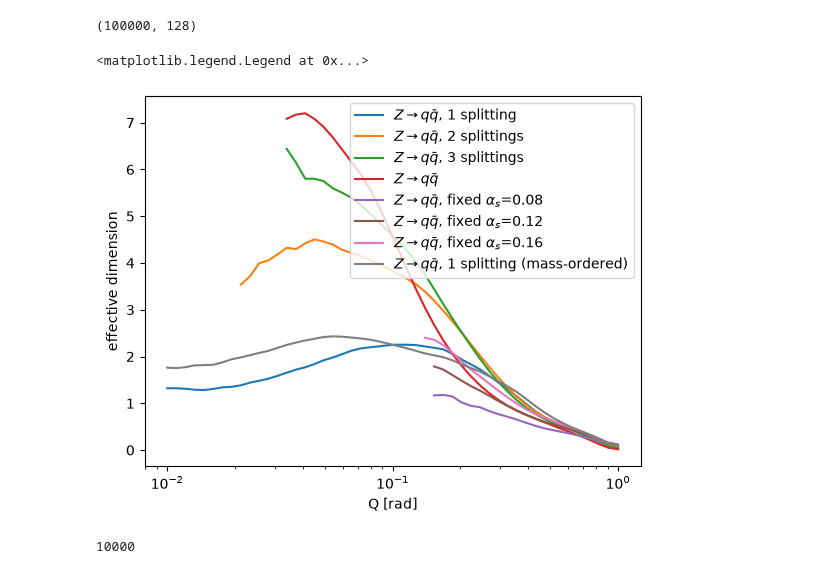
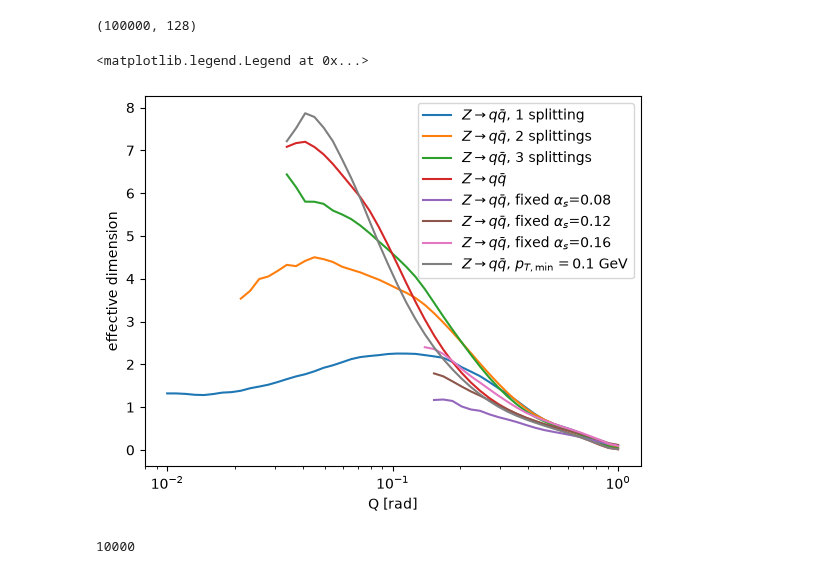
Before and after one commit to ykahn/Jet-Scaling-Laws, a Jupyter notebook: StevensCode/Pythia_EFP_NTK.ipynb, the cells around one changed output. Saved outputs shown, nothing was run; the diff lists cells and outputs as text; code cells hidden in the pictures.

```diff
--- a/StevensCode/Pythia_EFP_NTK.ipynb
+++ b/StevensCode/Pythia_EFP_NTK.ipynb
@@ -227,7 +227,7 @@ def alpha_eig(ev, lo=20, hi=400):
 ## NTK spectra, old method: full eigvalsh via kernel_spectrum on M events
 M = 10_000
 # keys = ['u3', 'u4', 'u5', 'u6', 'u7', 'u10', 'Z', 'Z08', 'Z12', 'Z16', 'Z1', 'Z2', 'Z3', 'Z4', 'Z1m']
-keys = [ 'Z', 'Z08', 'Z12', 'Z16', 'Z1', 'Z2', 'Z3', 'Z4', 'Z1m']
+keys = [ 'Z', 'Z08', 'Z12', 'Z16', 'Z1', 'Z2', 'Z3', 'Z4', 'Zpt0p1']
 
 NTK_EFP_dense, NTK_SIJ_dense, NTK_QVC_dense, LAPLACE_QVC_dense = {}, {}, {}, {}
 for key in keys:
@@ -263,9 +263,11 @@ np.savez('spectra/NTK_QVC_spectra_M10k.npz', **NTK_QVC_dense)
 ## 2x2: rows = input features, cols = event type; dashed = k^{-(1+1/d)} with d = 3N-7
 lo, hi = 200, 800
 cols = {'uniform phase space': ['u3', 'u4', 'u5', 'u6'], r'Pythia Z$\to q\bar q$, 1-3 splittings': ['Z', 'Z1', 'Z2', 'Z3', 'Z4']}
+cols = {r'Pythia Z$\to q\bar q$, 1-3 splittings': ['Z', 'Z1', 'Z2', 'Z3', 'Z4']}
+
 rows = {r'$s_{ij}$ inputs': NTK_SIJ_dense, r'restricted EFP inputs ($d\leq 15$)': NTK_EFP_dense, r'$Q$-vectors': NTK_QVC_dense}
 
-fig, axs = plt.subplots(3, 2, figsize=(12, 9), sharex=True, sharey=True)
+fig, axs = plt.subplots(3, 1, figsize=(12, 9), sharex=True, sharey=True)
 for i, (rname, L) in enumerate(rows.items()):
     for j, (cname, keys) in enumerate(cols.items()):
         ax = axs[i, j]
@@ -401,13 +403,13 @@ Define S, N, (mask N, Q), and d :
 Qs = np.logspace(-2, 0, 50)
 M = 10_000
 Ns, Nm, Ds, Qm = {}, {}, {}, {}
-minNs = {'Z': 0.3, 'Z08': 3e3, 'Z12': 2e3, 'Z16': 1e3, 'Z1': 0.3, 'Z1m': 0.3, 'Z2': 0.3, 'Z3': 0.3 }
+minNs = {'Z': 0.3, 'Z08': 3e3, 'Z12': 2e3, 'Z16': 1e3, 'Z1': 0.3, 'Z2': 0.3, 'Z3': 0.3, 'Zpt0p1': 0.3,}
 # Distance from Born
 Qborn = np.r_[np.zeros(64), np.full(64, np.pi)]
 Nb, Db, Qb = {}, {}, {}
 North, Nfull, Dorth, Dfull = {}, {}, {}, {}
 
-for key in ['Z', 'Z08', 'Z12', 'Z16', 'Z1', 'Z1m', 'Z2', 'Z3']:
+for key in ['Z', 'Z08', 'Z12', 'Z16', 'Z1', 'Z2', 'Z3', 'Zpt0p1']:
     S = semd_matrix(QVC_sets[key][:M])
     Ns[key] = np.array([N_of_Q(S, Q).mean() for Q in Qs])
     ok = Ns[key] > minNs[key]
@@ -440,12 +442,12 @@ print(np.shape(QVC_sets['Z']))
 # %% [output]
 (100000, 128)
 # %%
-for key in ['Z1', 'Z2', 'Z3', 'Z', 'Z08', 'Z12', 'Z16', 'Z1m']:
+for key in ['Z1', 'Z2', 'Z3', 'Z', 'Z08', 'Z12', 'Z16', 'Zpt0p1']:
     plt.semilogx(Qm[key], Ds[key], label=labels[key])
 plt.xlabel('Q [rad]'); plt.ylabel('effective dimension'); plt.legend()
 # %% [output]
 <matplotlib.legend.Legend at 0x...>
-[figure, old version]
+[figure, new version]
 # %%
 ### fixed alpha plots have more 'groups of events that look similar' --> N doesn't go as small --> Q doesn't reach a small resolution
 # %%
```
Also changed, not shown: parts of 7 cells of this notebook, 2 other files.
